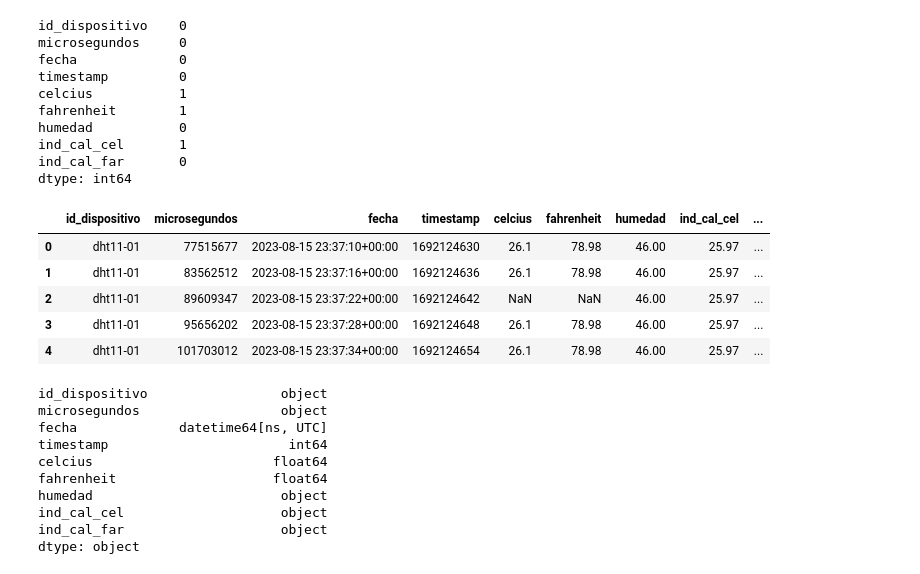
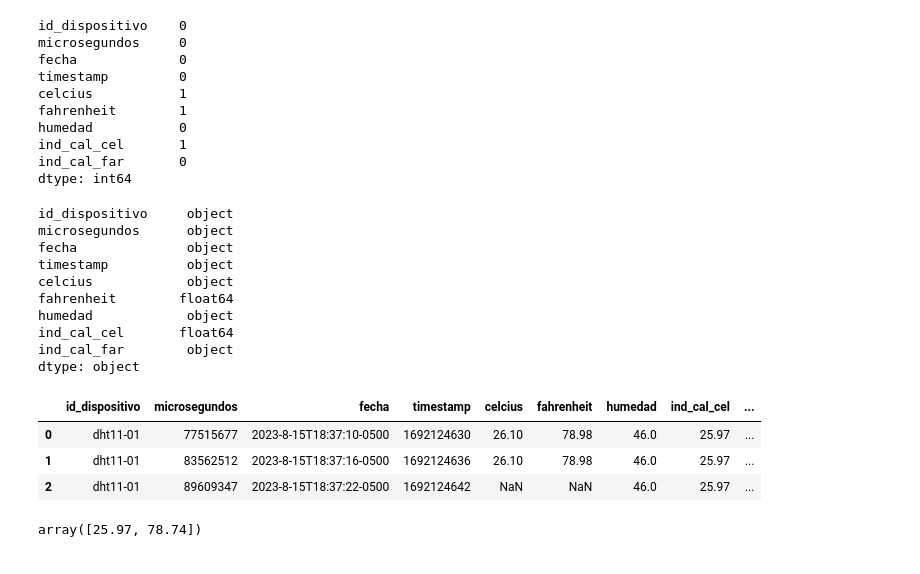
Before and after one commit to jimmyhm/seminario-ml-20241, a Jupyter notebook: 01-DataSources/consumo_datos_temperatura.ipynb, the cells around one changed output. Saved outputs shown, nothing was run; the diff lists cells and outputs as text; code cells hidden in the pictures.

```diff
--- a/01-DataSources/consumo_datos_temperatura.ipynb
+++ b/01-DataSources/consumo_datos_temperatura.ipynb
@@ -8,7 +8,7 @@ import json #json para el tratamiento de objetos javascripts
 import numpy as np  # soporte para crear vectores y matrices, tipos, funciones
 # %%
 
-file_path="path"
+file_path="data.csv"
 df=pd.read_csv(file_path)
 df.head()
 # %% [output]
@@ -20,7 +20,7 @@ df.head()
 | 4 | 5 | {"id_dispositivo":"dht11-01","mic... |
 # %%
 df["json_data"]=df["data"].apply(json.loads)
-temperature_data=json_normalize(df["json_data"])
+temperature_data=pd.json_normalize(df["json_data"])
 temperature_data.head()
 # %% [output]
 |  | id_dispositivo | microsegundos | fecha | timestamp | celcius | fahrenheit | humedad | ind_cal_cel | ... |
@@ -43,27 +43,28 @@ humedad           0
 ind_cal_cel       1
 ind_cal_far       0
 dtype: int64
+# %%
+temperature_data['fahrenheit'] = temperature_data['fahrenheit'].apply(lambda x: float(x) if x != '' else None)
+temperature_data['ind_cal_cel'] = temperature_data['ind_cal_cel'].apply(lambda x: float(x) if x != '' else None)
+#temperature_data['fecha']=pd.to_datetime(temperature_data['fecha'],format='%Y-%m-%d %H:%M:%S')
+tempeture_data = temperature_data.astype({'id_dispositivo': 'str', 'microsegundos': 'int64',
+                    'timestamp': 'int64','humedad':'float64','ind_cal_far':'float64'})
+temperature_data.dtypes
+# %% [output]
+id_dispositivo     object
+microsegundos      object
+fecha              object
+timestamp          object
+celcius            object
+fahrenheit        float64
+humedad            object
+ind_cal_cel       float64
+ind_cal_far        object
+dtype: object
 # %%
-tempeture_data.head()
+tempeture_data.head(3)
 # %% [output]
 |  | id_dispositivo | microsegundos | fecha | timestamp | celcius | fahrenheit | humedad | ind_cal_cel | ... |
-| 0 | dht11-01 | 77515677 | 2023-08-15 23:37:10+00:00 | 1692124630 | 26.1 | 78.98 | 46.00 | 25.97 | ... |
-| 1 | dht11-01 | 83562512 | 2023-08-15 23:37:16+00:00 | 1692124636 | 26.1 | 78.98 | 46.00 | 25.97 | ... |
-| 2 | dht11-01 | 89609347 | 2023-08-15 23:37:22+00:00 | 1692124642 | NaN | NaN | 46.00 | 25.97 | ... |
-| 3 | dht11-01 | 95656202 | 2023-08-15 23:37:28+00:00 | 1692124648 | 26.1 | 78.98 | 46.00 | 25.97 | ... |
-| 4 | dht11-01 | 101703012 | 2023-08-15 23:37:34+00:00 | 1692124654 | 26.1 | 78.98 | 46.00 | 25.97 | ... |
+| 0 | dht11-01 | 77515677 | 2023-8-15T18:37:10-0500 | 1692124630 | 26.10 | 78.98 | 46.0 | 25.97 | ... |
+| 1 | dht11-01 | 83562512 | 2023-8-15T18:37:16-0500 | 1692124636 | 26.10 | 78.98 | 46.0 | 25.97 | ... |
+| 2 | dht11-01 | 89609347 | 2023-8-15T18:37:22-0500 | 1692124642 | NaN | NaN | 46.0 | 25.97 | ... |
-# %%
-tempeture_data['fahrenheit'] = tempeture_data['fahrenheit'].apply(lambda x: float(x) if x != '' else None)
-tempeture_data['fecha']=pd.to_datetime(tempeture_data['fecha'],format='%Y-%m-%d %H:%M:%S')
-tempeture_data.dtypes
-# %% [output]
-id_dispositivo                 object
-microsegundos                  object
-fecha             datetime64[ns, UTC]
-timestamp                       int64
-celcius                       float64
-fahrenheit                    float64
-humedad                        object
-ind_cal_cel                    object
-ind_cal_far                    object
-dtype: object
@@ -69,0 +84,7 @@ dtype: object
+# %%
+knn=KNNImputer(n_neighbors=2)
+imp_ind=knn.fit_transform(tempeture_data[["ind_cal_cel","ind_cal_far"]])
+imp_ind[0]
+#tempeture_data["fahrenheit"]=imp_knn
+# %% [output]
+array([25.97, 78.74])
```
Also changed, not shown: parts of 13 cells of this notebook.
